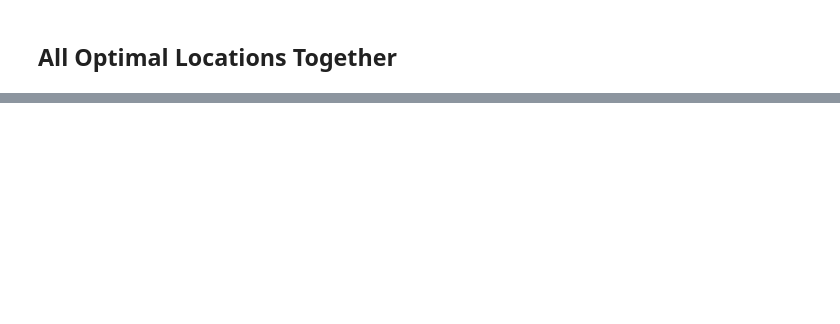
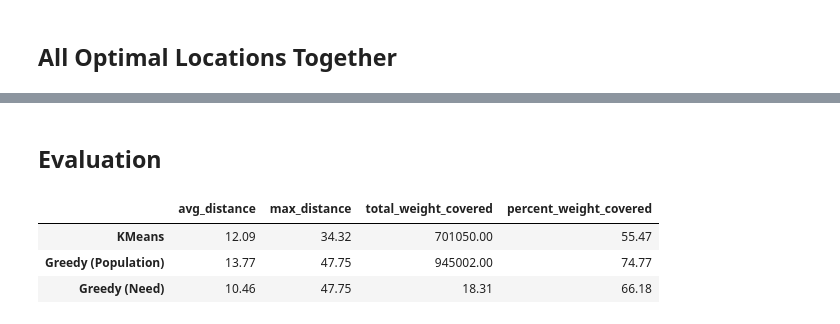
Before and after one commit to louisg1337/food-deserts, a Jupyter notebook: notebooks/05_optimize_locations.ipynb, the cells around one changed output, grey strips where cells are left out. Saved outputs shown, nothing was run; the diff lists cells and outputs as text; code cells hidden in the pictures; blank space fills up the shorter version.

```diff
--- a/notebooks/05_optimize_locations.ipynb
+++ b/notebooks/05_optimize_locations.ipynb
@@ -93,9 +96,11 @@ def optimize_greedy_coverage(D, optimizer, n_pantries, radius):
     for _ in range(n_pantries):
         best_gain = 0
         best_idx = -1
+        # Find the pantry that covers the most uncovered locations with the most `optimizer`
         for i in range(len(optimizer)):
             if i in selected:
                 continue
+            # If it can cover, add the number of locations it can cover
             can_cover = (D[i] <= radius) & ~covered
             gain = optimizer[can_cover].sum()
             if gain > best_gain:
@@ -105,6 +110,9 @@ def optimize_greedy_coverage(D, optimizer, n_pantries, radius):
     return np.array(selected)
 
 def compute_distance_matrix(df: pd.DataFrame) -> np.ndarray:
+    '''
+    Computes the distance matrix for the given DataFrame containing latitude and longitude.
+    '''
     coords = list(zip(df['latitude'], df['longitude']))
     n = len(coords)
     D = np.zeros((n, n))
@@ -183,3 +191,44 @@ m = make_map(df, [
 m
 # %% [output]
 [interactive output not drawn]
+# %% [markdown]
+## Evaluation
+# %%
+def evaluate_solution(D, weight_vector, selected_indices, radius=10.0):
+    # Find the distance to the nearest selected pantry for each location
+    dist_to_nearest = D[:, selected_indices].min(axis=1)
+
+    # Calculate average and maximum distances
+    avg_dist = dist_to_nearest.mean()
+    max_dist = dist_to_nearest.max()
+
+    # Calculate total weight covered and percentage of total weight covered
+    within_radius = dist_to_nearest <= radius
+    total_weight_covered = weight_vector[within_radius].sum()
+    percent_weight_covered = (total_weight_covered / weight_vector.sum()) * 100
+
+    return {
+        'avg_distance': round(avg_dist, 2),
+        'max_distance': round(max_dist, 2),
+        'total_weight_covered': round(total_weight_covered, 2),
+        'percent_weight_covered': round(percent_weight_covered, 2)
+    }
+
+
+D = compute_distance_matrix(df)
+pops = df['irs_estimated_population'].values
+need_scores = df['need_score'].values
+
+results = {
+    'KMeans': evaluate_solution(D, pops, selected_indices_1),
+    'Greedy (Population)': evaluate_solution(D, pops, selected_indices_2),
+    'Greedy (Need)': evaluate_solution(D, need_scores, selected_indices_3)
+}
+
+results_df = pd.DataFrame(results).T
+display(results_df)
+# %% [output]
+|  | avg_distance | max_distance | total_weight_covered | percent_weight_covered |
+| KMeans | 12.09 | 34.32 | 701050.00 | 55.47 |
+| Greedy (Population) | 13.77 | 47.75 | 945002.00 | 74.77 |
+| Greedy (Need) | 10.46 | 47.75 | 18.31 | 66.18 |
```
Also changed, not shown: parts of 2 cells of this notebook, 5 other files.
